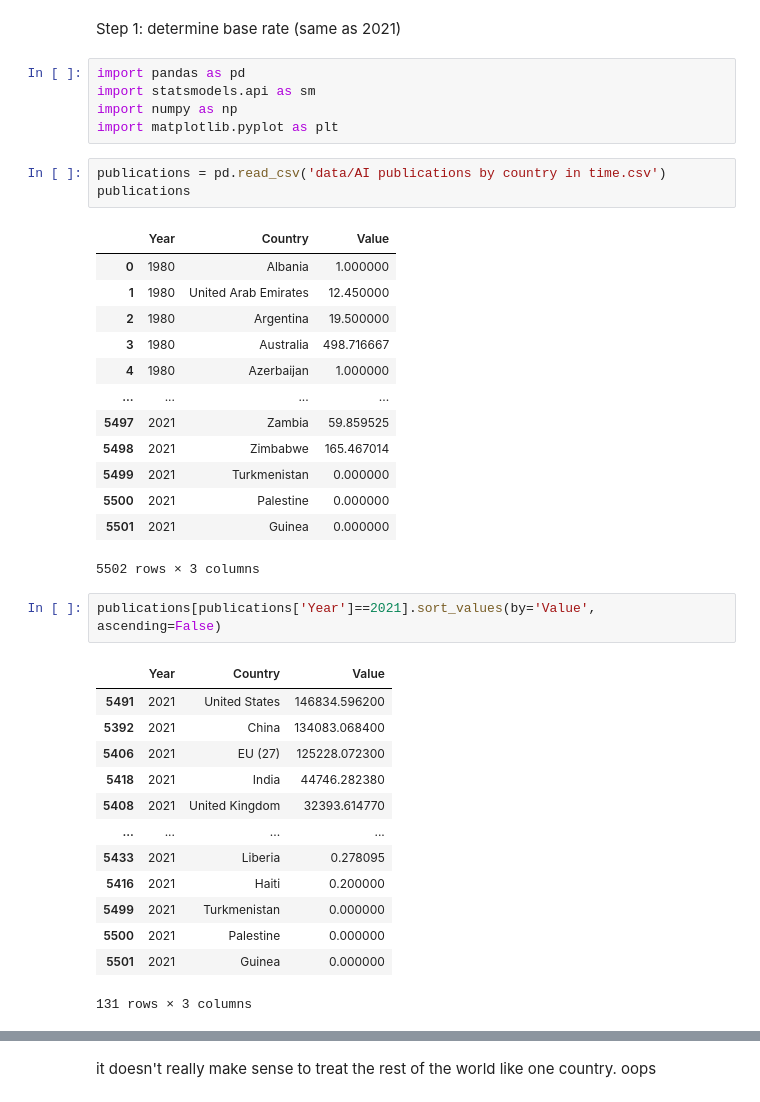
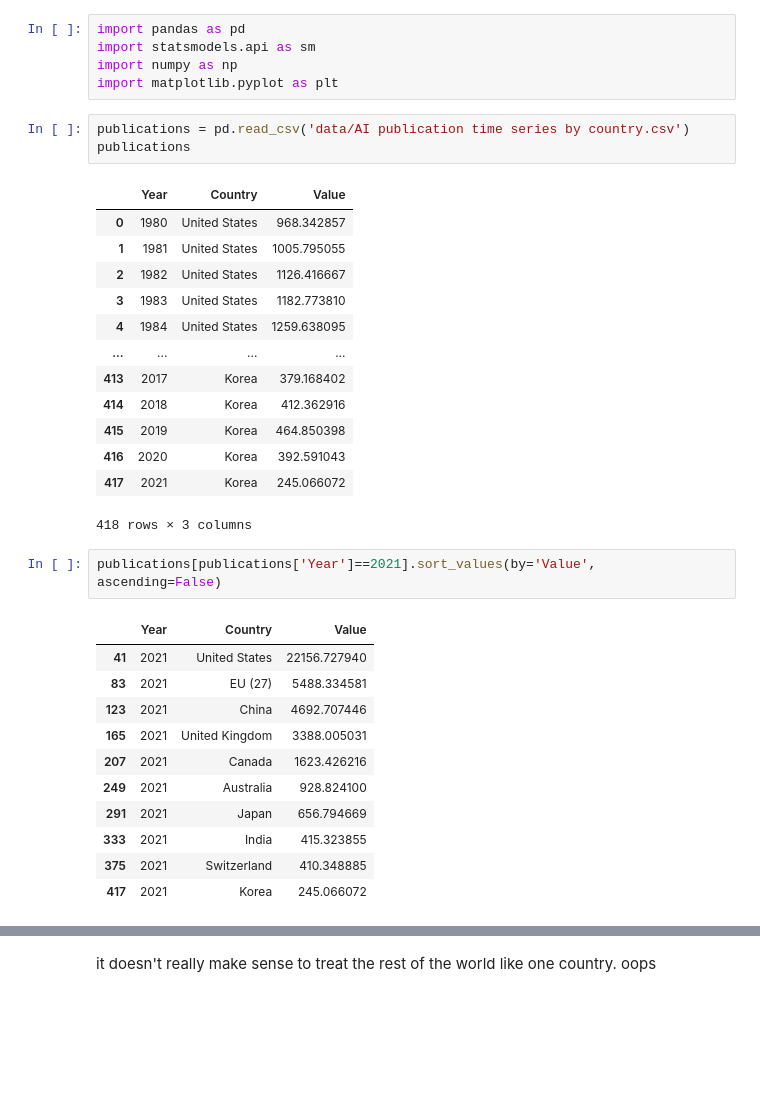
Before and after one commit to jonahweissman/infer-pub, a Jupyter notebook: AI Publications.ipynb, the cells around one changed output, grey strips where cells are left out. Drawn from its saved outputs; the diff is of its cells as text; blank space fills up the shorter version.

```diff
--- a/AI Publications.ipynb
+++ b/AI Publications.ipynb
@@ -1,43 +1,39 @@
-# %% [markdown]
-Step 1: determine base rate (same as 2021)
 # %%
 import pandas as pd
 import statsmodels.api as sm
 import numpy as np
 import matplotlib.pyplot as plt
 # %%
-publications = pd.read_csv('data/AI publications by country in time.csv')
+publications = pd.read_csv('data/AI publication time series by country.csv')
 publications
 # %% [output]
 |  | Year | Country | Value |
-| 0 | 1980 | Albania | 1.000000 |
-| 1 | 1980 | United Arab Emirates | 12.450000 |
-| 2 | 1980 | Argentina | 19.500000 |
-| 3 | 1980 | Australia | 498.716667 |
-| 4 | 1980 | Azerbaijan | 1.000000 |
+| 0 | 1980 | United States | 968.342857 |
+| 1 | 1981 | United States | 1005.795055 |
+| 2 | 1982 | United States | 1126.416667 |
+| 3 | 1983 | United States | 1182.773810 |
+| 4 | 1984 | United States | 1259.638095 |
 | ... | ... | ... | ... |
-| 5497 | 2021 | Zambia | 59.859525 |
-| 5498 | 2021 | Zimbabwe | 165.467014 |
-| 5499 | 2021 | Turkmenistan | 0.000000 |
-| 5500 | 2021 | Palestine | 0.000000 |
-| 5501 | 2021 | Guinea | 0.000000 |
+| 413 | 2017 | Korea | 379.168402 |
+| 414 | 2018 | Korea | 412.362916 |
+| 415 | 2019 | Korea | 464.850398 |
+| 416 | 2020 | Korea | 392.591043 |
+| 417 | 2021 | Korea | 245.066072 |
-5502 rows × 3 columns
+418 rows × 3 columns
 # %%
 publications[publications['Year']==2021].sort_values(by='Value', ascending=False)
 # %% [output]
 |  | Year | Country | Value |
-| 5491 | 2021 | United States | 146834.596200 |
-| 5392 | 2021 | China | 134083.068400 |
-| 5406 | 2021 | EU (27) | 125228.072300 |
-| 5418 | 2021 | India | 44746.282380 |
-| 5408 | 2021 | United Kingdom | 32393.614770 |
-| ... | ... | ... | ... |
-| 5433 | 2021 | Liberia | 0.278095 |
-| 5416 | 2021 | Haiti | 0.200000 |
-| 5499 | 2021 | Turkmenistan | 0.000000 |
-| 5500 | 2021 | Palestine | 0.000000 |
-| 5501 | 2021 | Guinea | 0.000000 |
+| 41 | 2021 | United States | 22156.727940 |
+| 83 | 2021 | EU (27) | 5488.334581 |
+| 123 | 2021 | China | 4692.707446 |
+| 165 | 2021 | United Kingdom | 3388.005031 |
+| 207 | 2021 | Canada | 1623.426216 |
+| 249 | 2021 | Australia | 928.824100 |
+| 291 | 2021 | Japan | 656.794669 |
+| 333 | 2021 | India | 415.323855 |
+| 375 | 2021 | Switzerland | 410.348885 |
+| 417 | 2021 | Korea | 245.066072 |
-131 rows × 3 columns
 # %%
 breakout_countries = ['United States', 'China', 'United Kingdom', 'EU (27)']
 def countries_of_interest(df):
```
Also changed, not shown: parts of 15 cells of this notebook, 1 other file.
